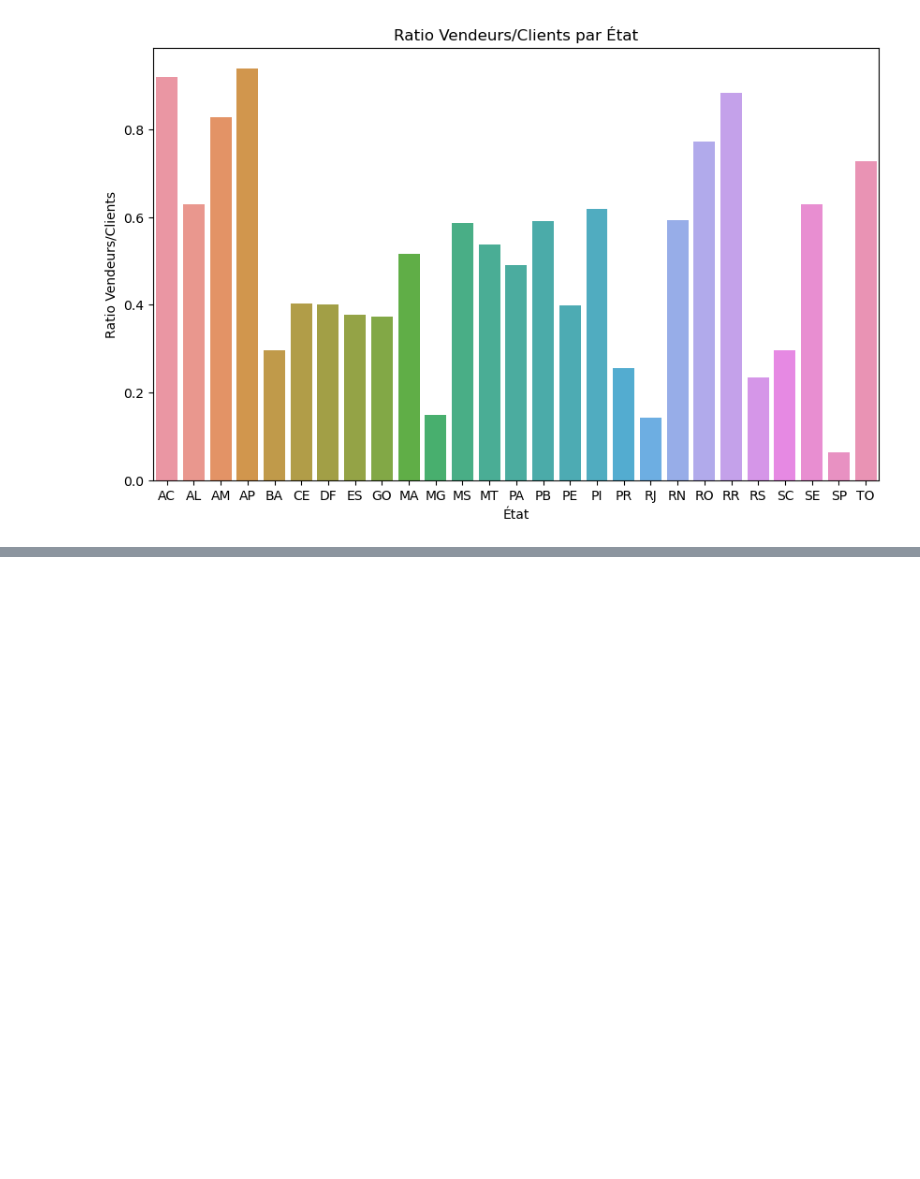
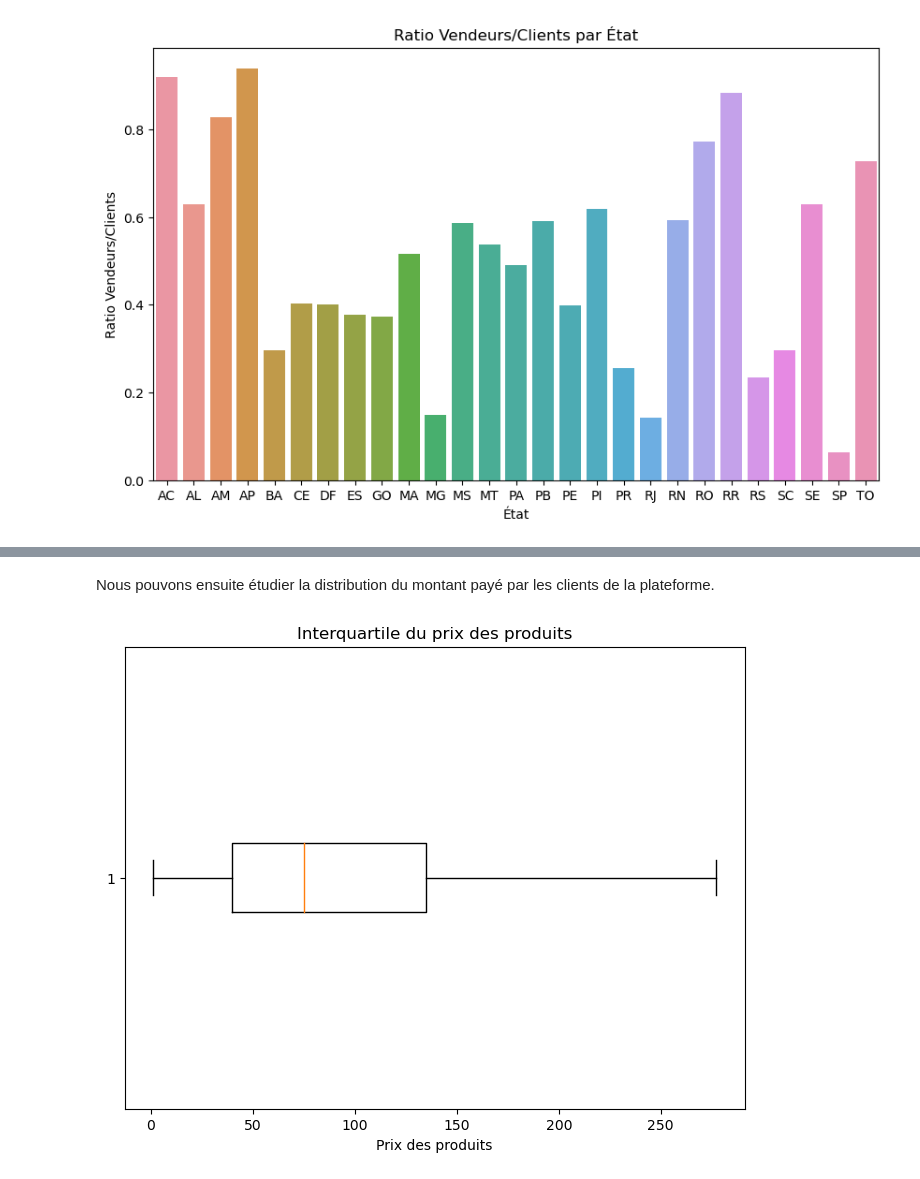
Before and after one commit to HaDock404/CustomerSegmentation, a Jupyter notebook: notebook.ipynb, the cells around one changed output, grey strips where cells are left out. Saved outputs shown, nothing was run; the diff lists cells and outputs as text; code cells hidden in the pictures; blank space fills up the shorter version.

```diff
--- a/notebook.ipynb
+++ b/notebook.ipynb
@@ -421,0 +473,14 @@ plt.show()
+# %% [markdown]
+Nous pouvons ensuite étudier la distribution du montant payé par les clients de la plateforme.
+# %%
+import matplotlib.pyplot as plt
+data_amount = pd.DataFrame(data['price'])
+
+plt.figure(figsize=(8, 6))
+plt.boxplot(data_amount.values, vert=False, showfliers=False)
+plt.xlabel('Prix des produits')
+plt.title('Interquartile du prix des produits')
+
+plt.show()
+# %% [output]
+[figure, added]
```
Also changed, not shown: parts of 20 cells of this notebook.
